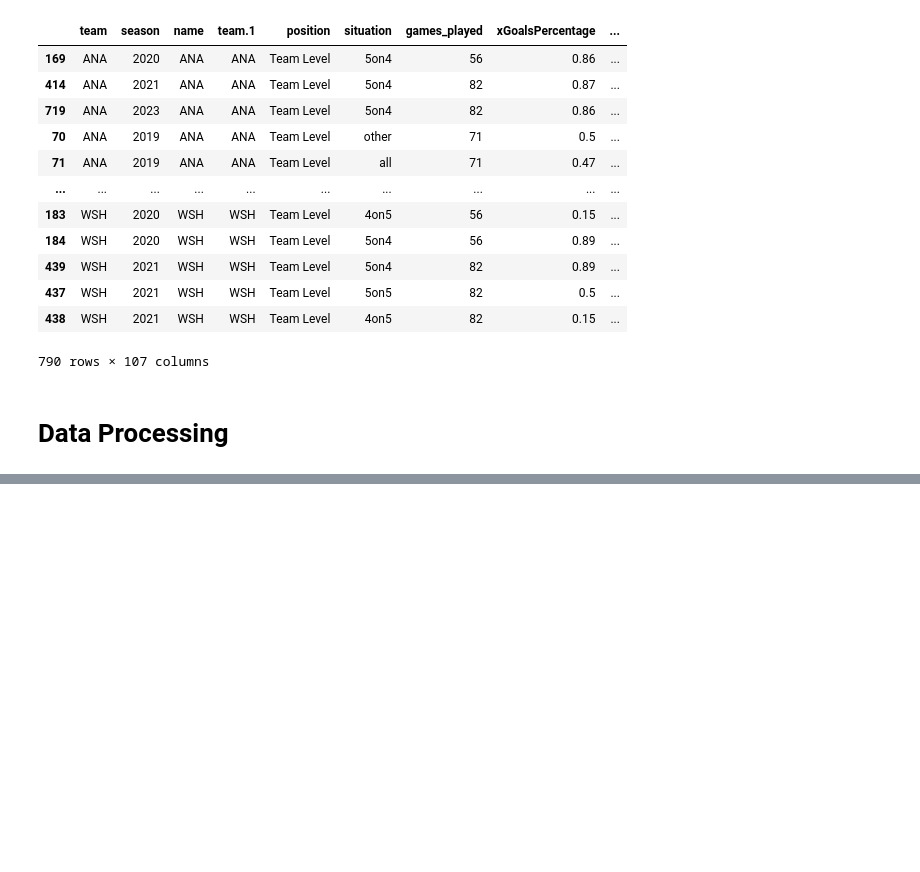
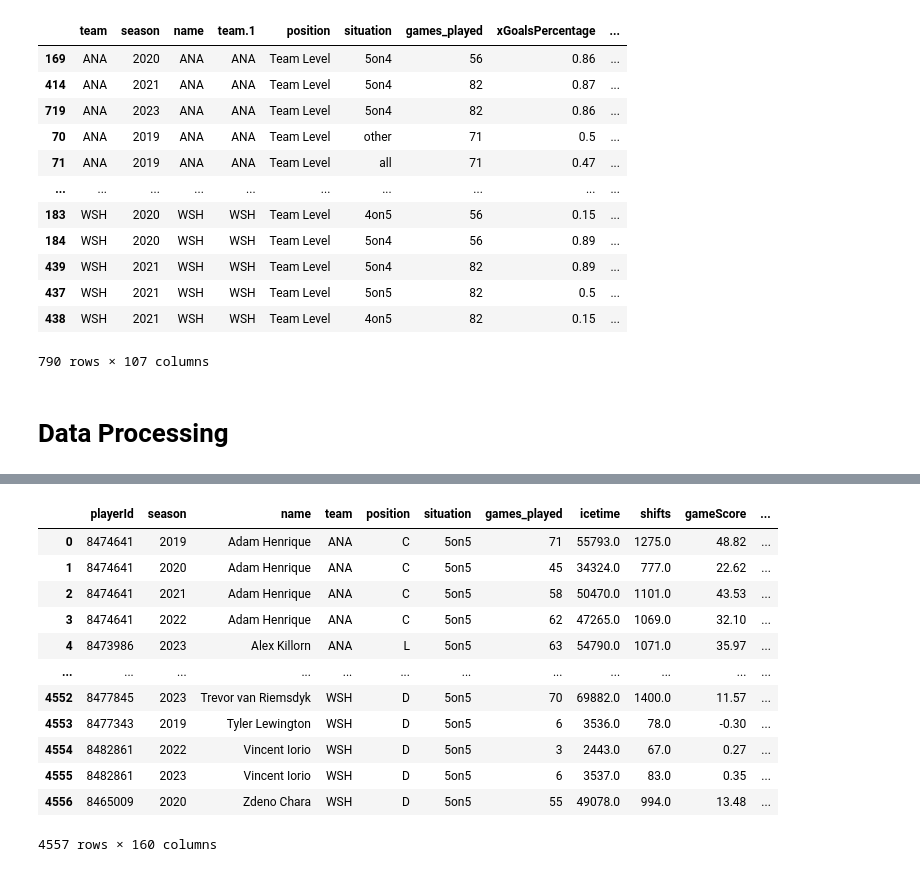
Before and after one commit to emrkel/NHL-Line-Optimisation, a Jupyter notebook: dataWrangling.ipynb, the cells around one changed output, grey strips where cells are left out. Saved outputs shown, nothing was run; the diff lists cells and outputs as text; code cells hidden in the pictures; blank space fills up the shorter version.

```diff
--- a/dataWrangling.ipynb
+++ b/dataWrangling.ipynb
@@ -128,7 +128,7 @@ def clean_teamName(df):
 # %%
 
 def fix_names(df):
-    '''Fix Names in data frames '''
+    '''Fix player names in data frames '''
 
     df['name'] = df['name'].str.replace("Alex Nylander", "Alexander Nylander", case=False, regex=False)
     df['name'] = df['name'].str.replace("Alexander Chmelevski", "Sasha Chmelevski", case=False, regex=False)
@@ -273,0 +292,18 @@ dpairings
+# %%
+fiveOnFive = pd.merge(fullStrength, allPlayers, on=['playerId', 'name', 'position'])
+fiveOnFive = fiveOnFive.drop(columns={'team_y', 'primaryPosition'}).rename(columns={'team_x': 'team'})
+fiveOnFive
+# %% [output]
+|  | playerId | season | name | team | position | situation | games_played | icetime | shifts | gameScore | ... |
+| 0 | 8474641 | 2019 | Adam Henrique | ANA | C | 5on5 | 71 | 55793.0 | 1275.0 | 48.82 | ... |
+| 1 | 8474641 | 2020 | Adam Henrique | ANA | C | 5on5 | 45 | 34324.0 | 777.0 | 22.62 | ... |
+| 2 | 8474641 | 2021 | Adam Henrique | ANA | C | 5on5 | 58 | 50470.0 | 1101.0 | 43.53 | ... |
+| 3 | 8474641 | 2022 | Adam Henrique | ANA | C | 5on5 | 62 | 47265.0 | 1069.0 | 32.10 | ... |
+| 4 | 8473986 | 2023 | Alex Killorn | ANA | L | 5on5 | 63 | 54790.0 | 1071.0 | 35.97 | ... |
+| ... | ... | ... | ... | ... | ... | ... | ... | ... | ... | ... | ... |
+| 4552 | 8477845 | 2023 | Trevor van Riemsdyk | WSH | D | 5on5 | 70 | 69882.0 | 1400.0 | 11.57 | ... |
+| 4553 | 8477343 | 2019 | Tyler Lewington | WSH | D | 5on5 | 6 | 3536.0 | 78.0 | -0.30 | ... |
+| 4554 | 8482861 | 2022 | Vincent Iorio | WSH | D | 5on5 | 3 | 2443.0 | 67.0 | 0.27 | ... |
+| 4555 | 8482861 | 2023 | Vincent Iorio | WSH | D | 5on5 | 6 | 3537.0 | 83.0 | 0.35 | ... |
+| 4556 | 8465009 | 2020 | Zdeno Chara | WSH | D | 5on5 | 55 | 49078.0 | 994.0 | 13.48 | ... |
+4557 rows × 160 columns
```
Also changed, not shown: parts of 7 cells of this notebook.
